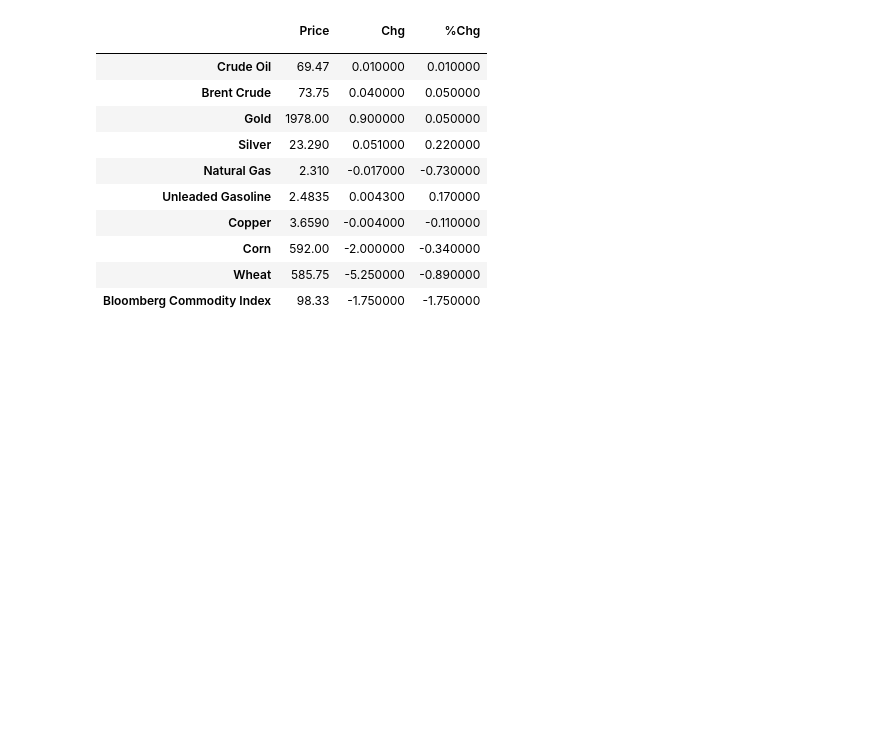
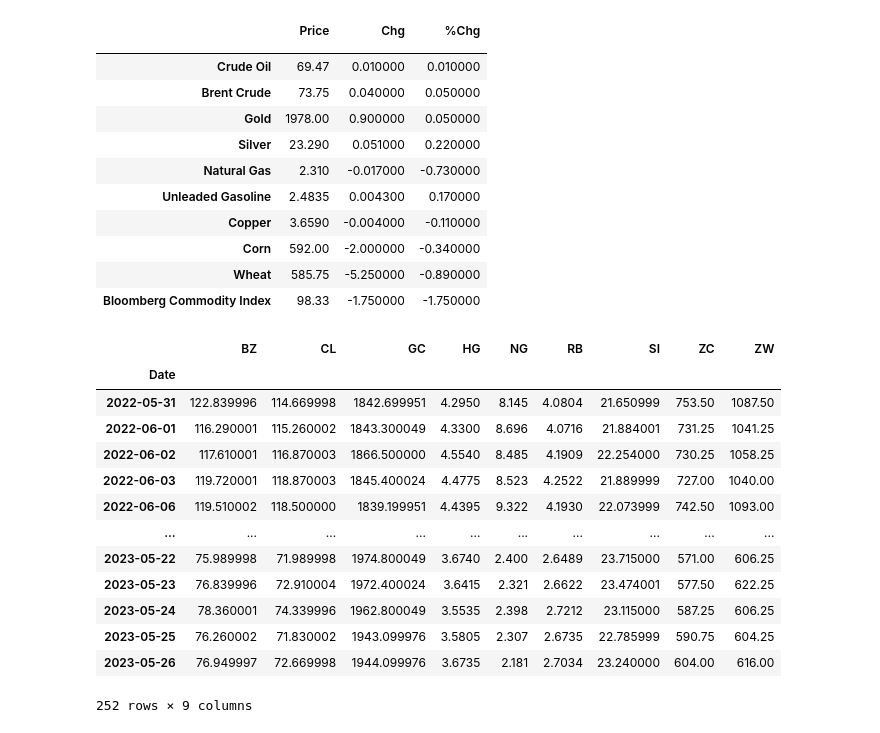
Before and after one commit to mikewenner/Streamlit, a Jupyter notebook: streamlit_dfs.ipynb, the cells around one changed output. Saved outputs shown, nothing was run; the diff lists cells and outputs as text; code cells hidden in the pictures; blank space fills up the shorter version.

```diff
--- a/streamlit_dfs.ipynb
+++ b/streamlit_dfs.ipynb
@@ -144,0 +181,20 @@ data_commodities.style.applymap(highlight_max)
+# %%
+tot_df = openbb.futures.historical(symbols = symbols, start_date = "2022-05-30", end_date = "2023-05-30")
+tot_df = tot_df.iloc[:,0:9]
+tot_df.columns = ['BZ','CL','GC','HG','NG','RB','SI','ZC','ZW']
+tot_df
+# %% [output]
+|  | BZ | CL | GC | HG | NG | RB | SI | ZC | ZW |
+| Date |  |  |  |  |  |  |  |  |  |
+| 2022-05-31 | 122.839996 | 114.669998 | 1842.699951 | 4.2950 | 8.145 | 4.0804 | 21.650999 | 753.50 | 1087.50 |
+| 2022-06-01 | 116.290001 | 115.260002 | 1843.300049 | 4.3300 | 8.696 | 4.0716 | 21.884001 | 731.25 | 1041.25 |
+| 2022-06-02 | 117.610001 | 116.870003 | 1866.500000 | 4.5540 | 8.485 | 4.1909 | 22.254000 | 730.25 | 1058.25 |
+| 2022-06-03 | 119.720001 | 118.870003 | 1845.400024 | 4.4775 | 8.523 | 4.2522 | 21.889999 | 727.00 | 1040.00 |
+| 2022-06-06 | 119.510002 | 118.500000 | 1839.199951 | 4.4395 | 9.322 | 4.1930 | 22.073999 | 742.50 | 1093.00 |
+| ... | ... | ... | ... | ... | ... | ... | ... | ... | ... |
+| 2023-05-22 | 75.989998 | 71.989998 | 1974.800049 | 3.6740 | 2.400 | 2.6489 | 23.715000 | 571.00 | 606.25 |
+| 2023-05-23 | 76.839996 | 72.910004 | 1972.400024 | 3.6415 | 2.321 | 2.6622 | 23.474001 | 577.50 | 622.25 |
+| 2023-05-24 | 78.360001 | 74.339996 | 1962.800049 | 3.5535 | 2.398 | 2.7212 | 23.115000 | 587.25 | 606.25 |
+| 2023-05-25 | 76.260002 | 71.830002 | 1943.099976 | 3.5805 | 2.307 | 2.6735 | 22.785999 | 590.75 | 604.25 |
+| 2023-05-26 | 76.949997 | 72.669998 | 1944.099976 | 3.6735 | 2.181 | 2.7034 | 23.240000 | 604.00 | 616.00 |
+252 rows × 9 columns
```
Also changed, not shown: parts of 10 cells of this notebook, 2 other files.
